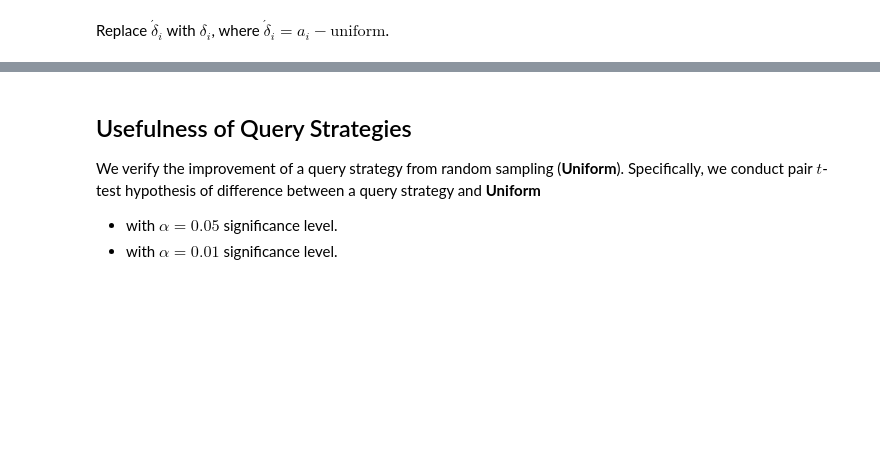
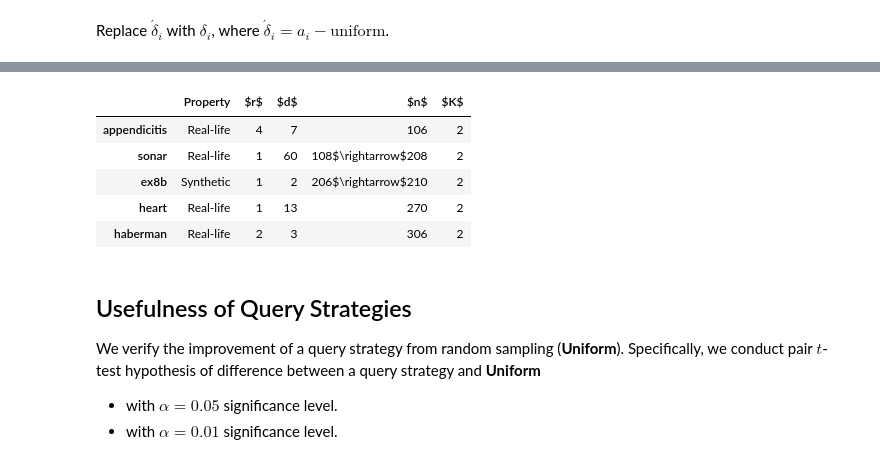
Before and after one commit to ariapoy/active-learning-benchmark, a Jupyter notebook: results/analysis.ipynb, the cells around one changed output, grey strips where cells are left out. Saved outputs shown, nothing was run; the diff lists cells and outputs as text; code cells hidden in the pictures; blank space fills up the shorter version.

```diff
--- a/results/analysis.ipynb
+++ b/results/analysis.ipynb
@@ -641,0 +675,28 @@ report5_acute.to_latex(
+# %%
+report5_meta['d_str'] = report5_meta.apply(lambda x: str(int(x['d_xz2021'])) + '$\\rightarrow$' + str(x['d'])
+                                       if x['d'] != x['d_xz2021']
+                                       else str(int(x['d'])), axis=1
+                                      )
+report5_meta['IR_str'] = report5_meta.apply(lambda x: str(int(x['IR_xz2021'])) + '$\\rightarrow$' + str(x['IR'])
+                                       if x['IR'] != x['IR_xz2021']
+                                       else str(int(x['IR'])), axis=1
+                                      )
+report5_meta['n_str'] = report5_meta.apply(lambda x: str(int(x['n_xz2021'])) + '$\\rightarrow$' + str(x['n'])
+                                       if x['n'] != x['n_xz2021']
+                                       else str(int(x['n'])), axis=1
+                                      )
+report5_meta['K_str'] = report5_meta.apply(lambda x: str(int(x['K_xz2021'])) + '$\\rightarrow$' + str(x['K'])
+                                       if x['K'] != x['K_xz2021']
+                                       else str(int(x['K'])), axis=1
+                                      )
+# %%
+report5_meta = report5_meta[['Property', 'IR_str', 'd_str', 'n_str', 'K_str']]
+report5_meta.columns = ['Property', '$r$', '$d$', '$n$', '$K$']
+report5_meta.head()
+# %% [output]
+|  | Property | $r$ | $d$ | $n$ | $K$ |
+| appendicitis | Real-life | 4 | 7 | 106 | 2 |
+| sonar | Real-life | 1 | 60 | 108$\rightarrow$208 | 2 |
+| ex8b | Synthetic | 1 | 2 | 206$\rightarrow$210 | 2 |
+| heart | Real-life | 1 | 13 | 270 | 2 |
+| haberman | Real-life | 2 | 3 | 306 | 2 |
```
Also changed, not shown: parts of 5 cells of this notebook.
